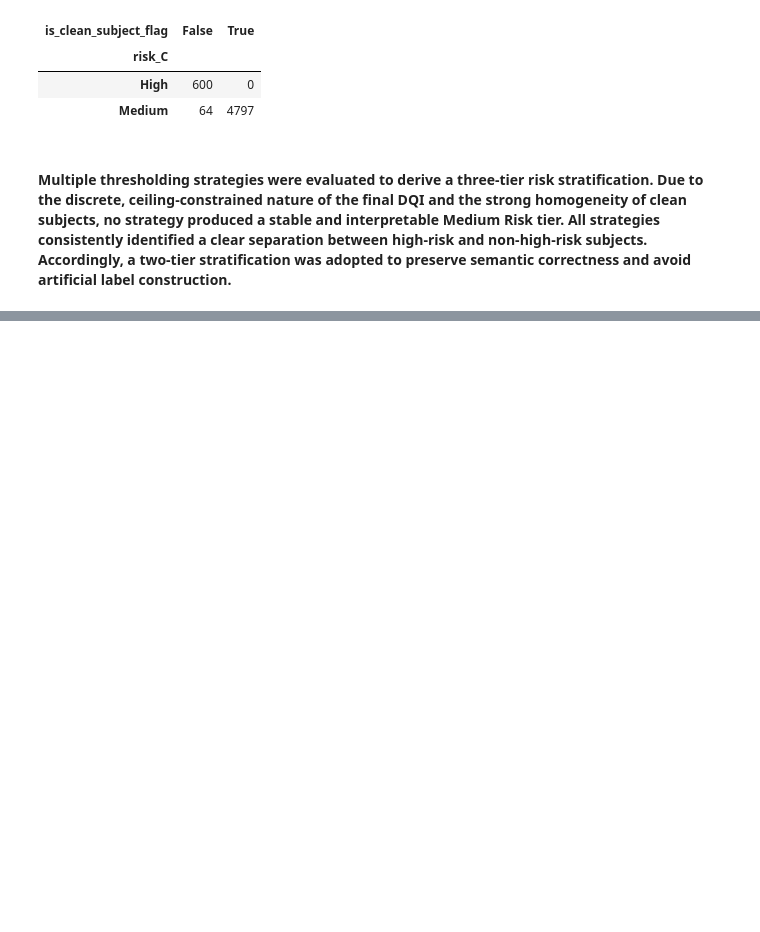
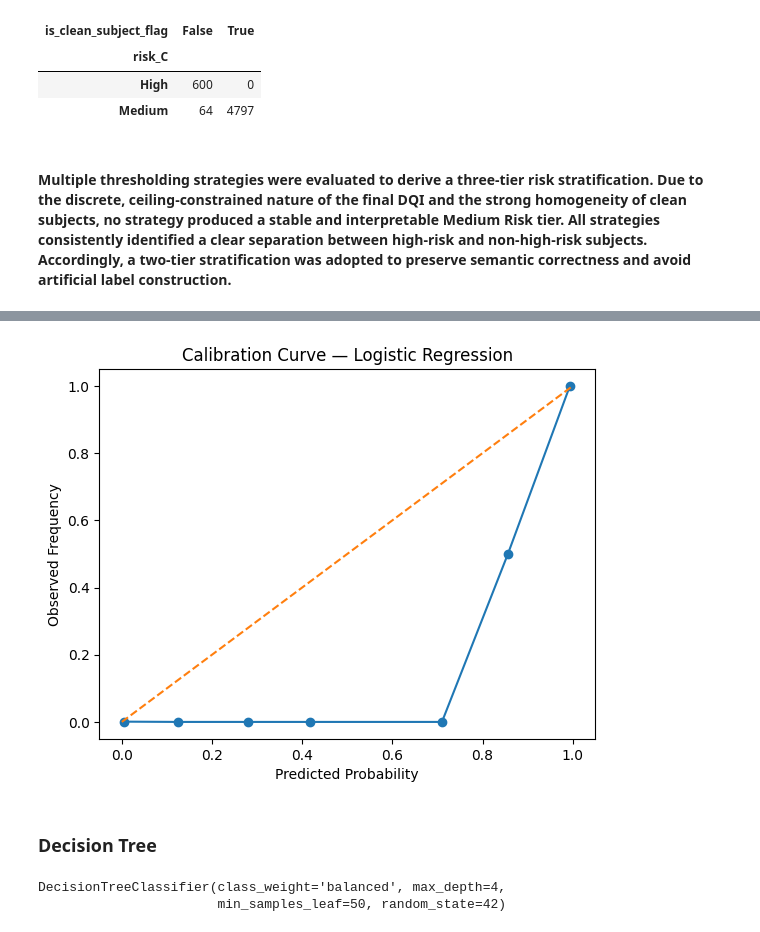
Before and after one commit to Saber0722/Operational-Dataflow, a Jupyter notebook: notebooks/model_traiing.ipynb, the cells around one changed output, grey strips where cells are left out. Cells and saved outputs as stored; diff of their text form; code cells hidden in the pictures; blank space fills up the shorter version.

```diff
--- a/notebooks/model_traiing.ipynb
+++ b/notebooks/model_traiing.ipynb
@@ -281,0 +535,30 @@ pd.crosstab(df["risk_C"], df["is_clean_subject_flag"])
+# %%
+from sklearn.calibration import calibration_curve
+import matplotlib.pyplot as plt
+
+prob_true, prob_pred = calibration_curve(y_test, y_prob, n_bins=10)
+
+plt.plot(prob_pred, prob_true, marker="o")
+plt.plot([0,1], [0,1], linestyle="--")
+plt.xlabel("Predicted Probability")
+plt.ylabel("Observed Frequency")
+plt.title("Calibration Curve — Logistic Regression")
+plt.show()
+# %% [output]
+[figure, added]
+# %% [markdown]
+### Decision Tree
+# %%
+from sklearn.tree import DecisionTreeClassifier
+
+tree = DecisionTreeClassifier(
+    max_depth=4,
+    min_samples_leaf=50,
+    class_weight="balanced",
+    random_state=42
+)
+
+tree.fit(X_train, y_train)
+# %% [output]
+DecisionTreeClassifier(class_weight='balanced', max_depth=4,
+                       min_samples_leaf=50, random_state=42)
```
Also changed, not shown: parts of 34 cells of this notebook, 5 other files.
